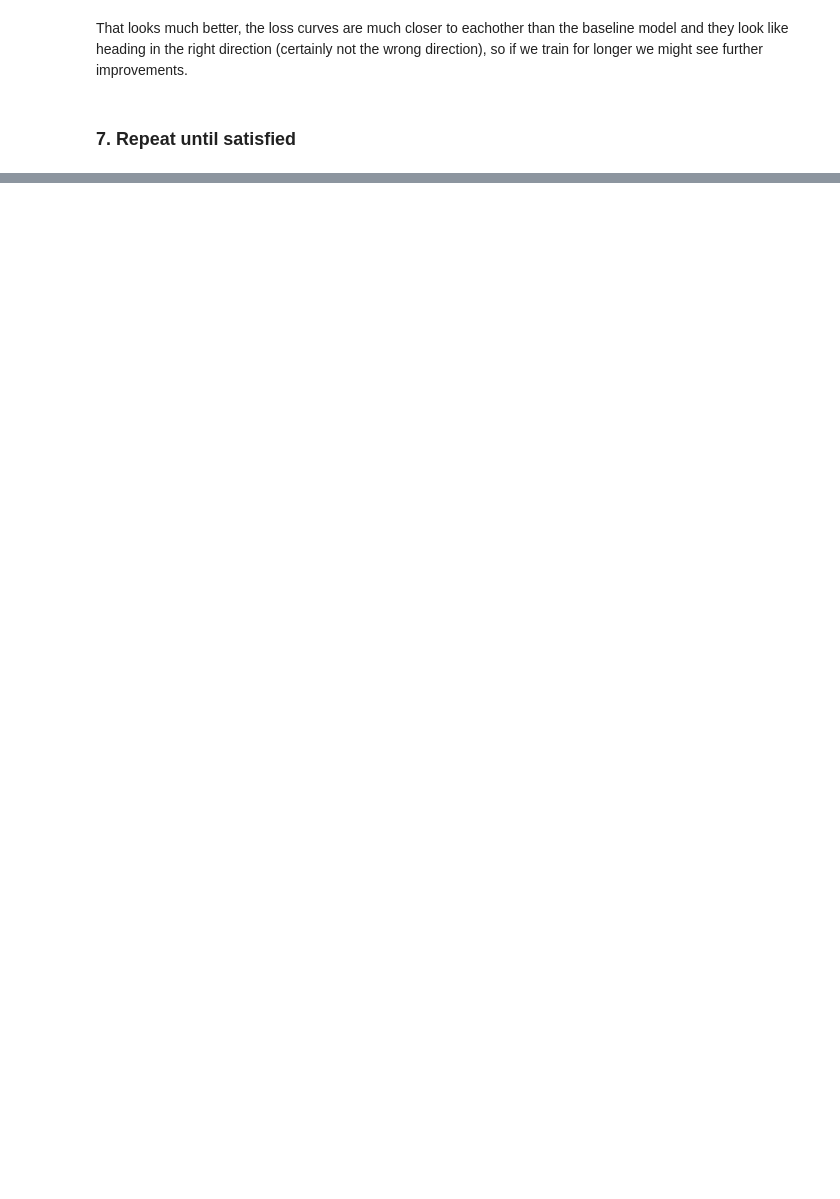
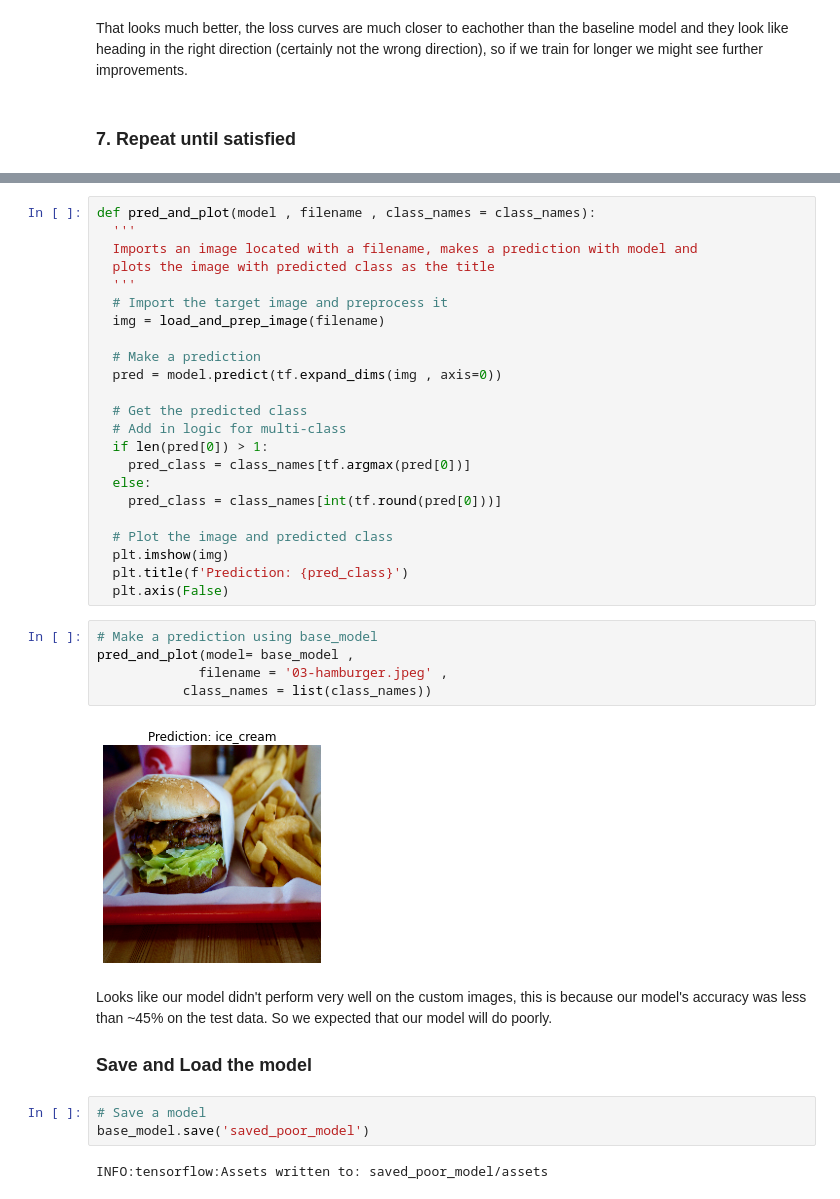
Before and after one commit to ashikshafi08/Learning_Tensorflow, a Jupyter notebook: Notebooks/03_Convolutional_Neural_Networks_with_TensorFlow.ipynb, the cells around one changed output, grey strips where cells are left out. Drawn from its saved outputs; the diff is of its cells as text; blank space fills up the shorter version.

```diff
--- a/Notebooks/03_Convolutional_Neural_Networks_with_TensorFlow.ipynb
+++ b/Notebooks/03_Convolutional_Neural_Networks_with_TensorFlow.ipynb
@@ -1714,0 +1790,40 @@ KeyboardInterrupt: ignored
+# %%
+def pred_and_plot(model , filename , class_names = class_names):
+  '''
+  Imports an image located with a filename, makes a prediction with model and
+  plots the image with predicted class as the title
+  '''
+  # Import the target image and preprocess it
+  img = load_and_prep_image(filename)
+
+  # Make a prediction
+  pred = model.predict(tf.expand_dims(img , axis=0))
+
+  # Get the predicted class
+  # Add in logic for multi-class
+  if len(pred[0]) > 1:
+    pred_class = class_names[tf.argmax(pred[0])]
+  else:
+    pred_class = class_names[int(tf.round(pred[0]))]
+
+  # Plot the image and predicted class
+  plt.imshow(img)
+  plt.title(f'Prediction: {pred_class}')
+  plt.axis(False)
+# %%
+# Make a prediction using base_model
+pred_and_plot(model= base_model ,
+             filename = '03-hamburger.jpeg' ,
+           class_names = list(class_names))
+# %% [output]
+[figure, added]
+# %% [markdown]
+Looks like our model didn't perform very well on the custom images, this is because our model's accuracy was less than ~45% on the test data. So we expected that our model will do poorly.
+
+
+### Save and Load the model
+# %%
+# Save a model
+base_model.save('saved_poor_model')
+# %% [output]
+INFO:tensorflow:Assets written to: saved_poor_model/assets
```
Also changed, not shown: parts of 62 cells of this notebook.
